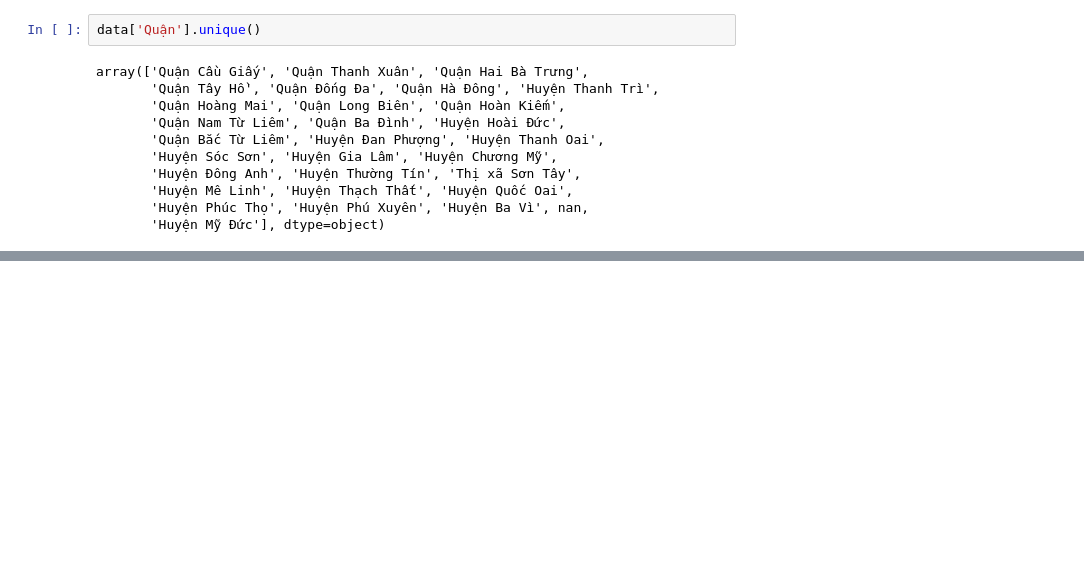
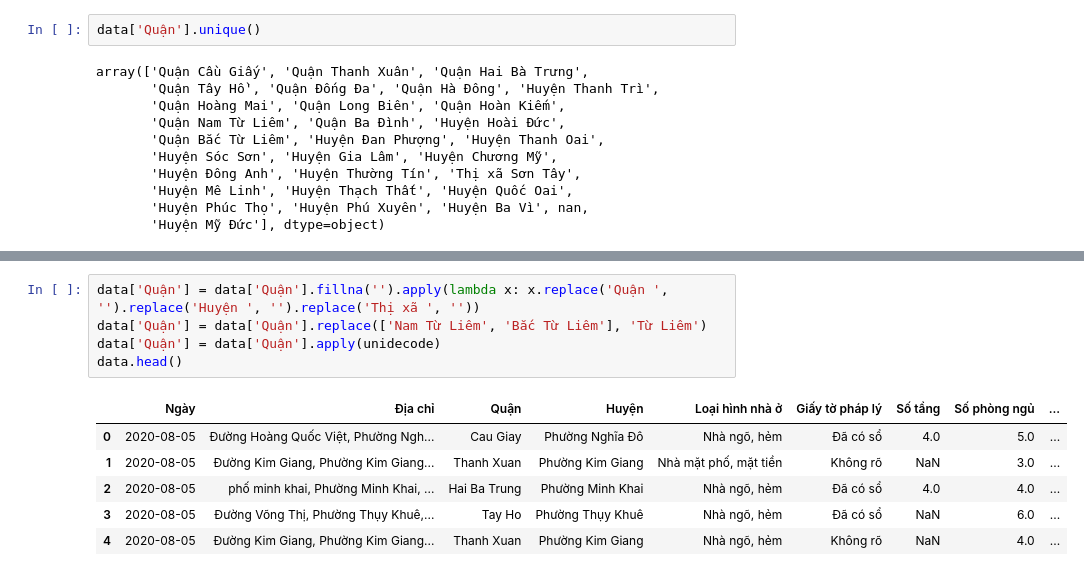
Before and after one commit to DataVisualizationGroup22/DataVisualization-FinalProject, a Jupyter notebook: lmao.ipynb, the cells around one changed output, grey strips where cells are left out. Drawn from its saved outputs; the diff is of its cells as text; blank space fills up the shorter version.

```diff
--- a/lmao.ipynb
+++ b/lmao.ipynb
@@ -67,0 +46,12 @@ False
+# %%
+data['Quận'] = data['Quận'].fillna('').apply(lambda x: x.replace('Quận ', '').replace('Huyện ', '').replace('Thị xã ', ''))
+data['Quận'] = data['Quận'].replace(['Nam Từ Liêm', 'Bắc Từ Liêm'], 'Từ Liêm')
+data['Quận'] = data['Quận'].apply(unidecode)
+data.head()
+# %% [output]
+|  | Ngày | Địa chỉ | Quận | Huyện | Loại hình nhà ở | Giấy tờ pháp lý | Số tầng | Số phòng ngủ | ... |
+| 0 | 2020-08-05 | Đường Hoàng Quốc Việt, Phường Ngh... | Cau Giay | Phường Nghĩa Đô | Nhà ngõ, hẻm | Đã có sổ | 4.0 | 5.0 | ... |
+| 1 | 2020-08-05 | Đường Kim Giang, Phường Kim Giang... | Thanh Xuan | Phường Kim Giang | Nhà mặt phố, mặt tiền | Không rõ | NaN | 3.0 | ... |
+| 2 | 2020-08-05 | phố minh khai, Phường Minh Khai, ... | Hai Ba Trung | Phường Minh Khai | Nhà ngõ, hẻm | Đã có sổ | 4.0 | 4.0 | ... |
+| 3 | 2020-08-05 | Đường Võng Thị, Phường Thụy Khuê,... | Tay Ho | Phường Thụy Khuê | Nhà ngõ, hẻm | Đã có sổ | NaN | 6.0 | ... |
+| 4 | 2020-08-05 | Đường Kim Giang, Phường Kim Giang... | Thanh Xuan | Phường Kim Giang | Nhà ngõ, hẻm | Không rõ | NaN | 4.0 | ... |
```
Also changed, not shown: parts of 12 cells of this notebook, 2 other files.
